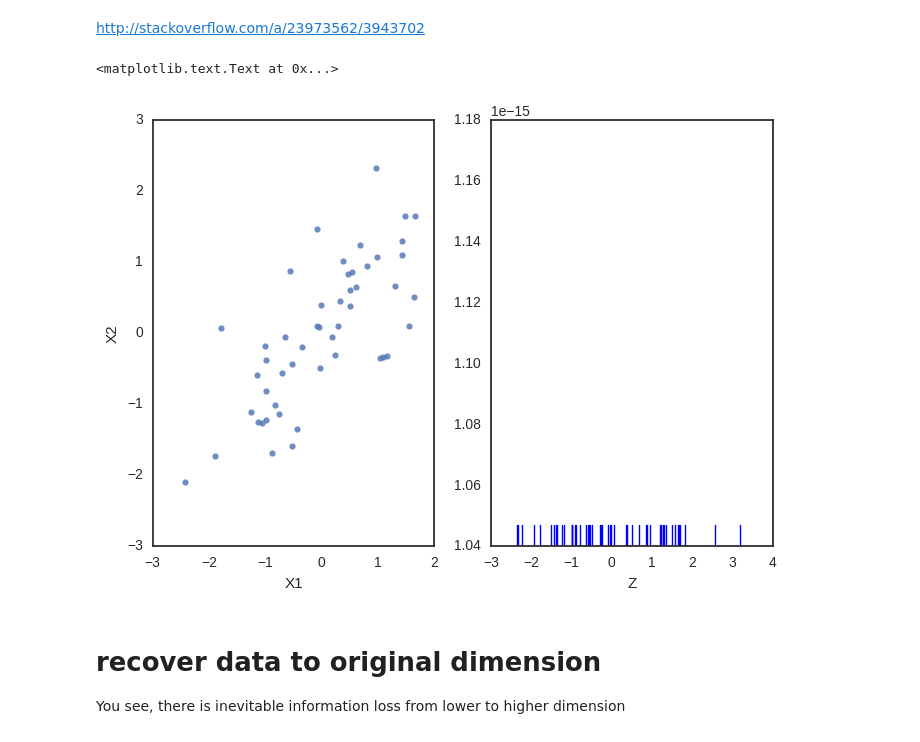
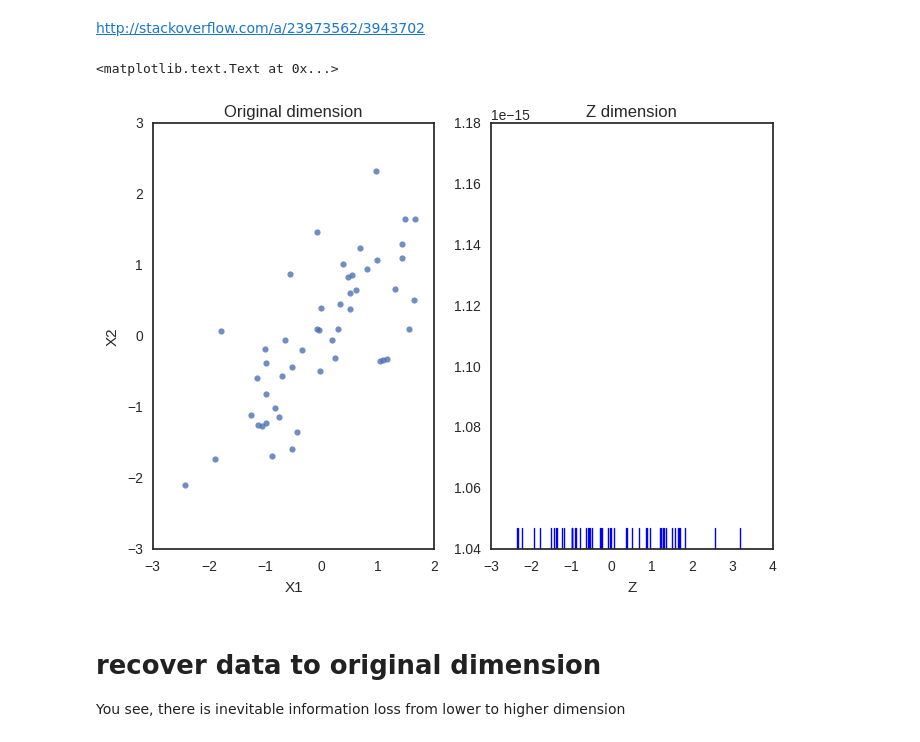
Before and after one commit to lukaemon/Coursera-ML-AndrewNg, a Jupyter notebook: machine-learning-ex7/4- 2D PCA.ipynb, the cells around one changed output. Saved outputs shown, nothing was run; the diff lists cells and outputs as text; code cells hidden in the pictures.

```diff
--- a/machine-learning-ex7/4- 2D PCA.ipynb
+++ b/machine-learning-ex7/4- 2D PCA.ipynb
@@ -89,16 +89,18 @@ http://stackoverflow.com/a/23973562/3943702
 # %%
 fig, (ax1, ax2) = plt.subplots(ncols=2)
 
 sns.regplot('X1', 'X2',
            data=pd.DataFrame(X_norm, columns=['X1', 'X2']),
            fit_reg=False,
            ax=ax1)
+ax1.set_title('Original dimension')
 
 sns.rugplot(Z, ax=ax2)
 ax2.set_xlabel('Z')
+ax2.set_title('Z dimension')
 # %% [output]
 <matplotlib.text.Text at 0x...>
-[figure, old version]
+[figure, new version]
 # %% [markdown]
 # recover data to original dimension
 You see, there is inevitable information loss from lower to higher dimension
```
Also changed, not shown: parts of 1 cell of this notebook.
